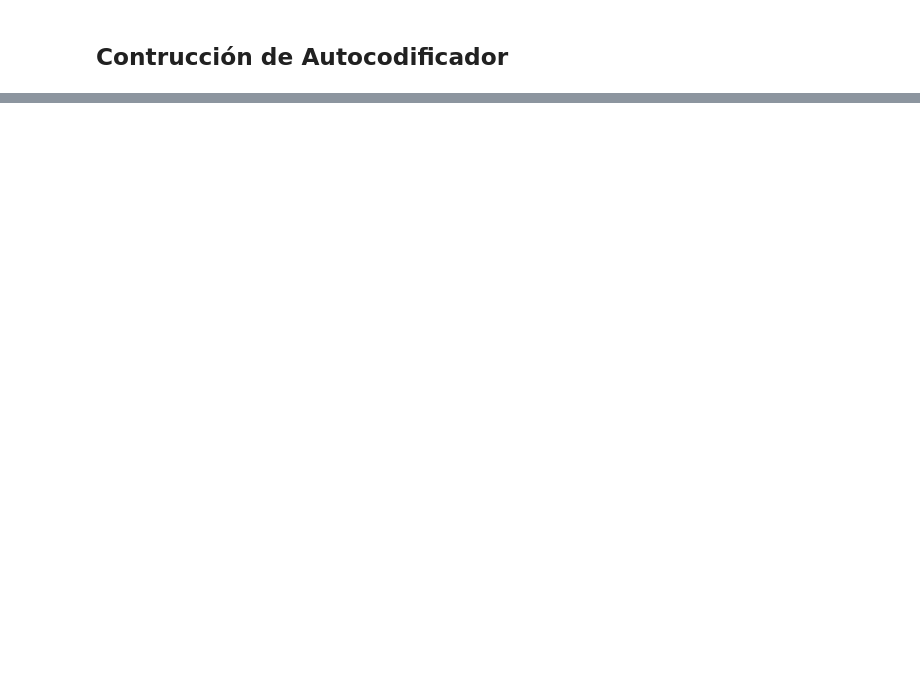
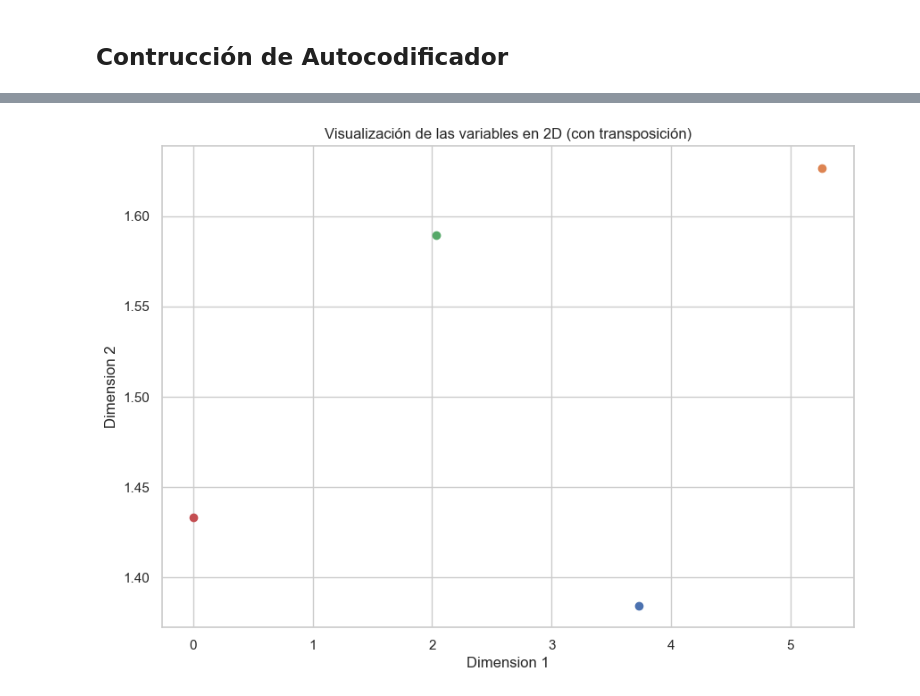
Before and after one commit to dele20361/Lab5_DS, a Jupyter notebook: Lab5_DS.ipynb, the cells around one changed output, grey strips where cells are left out. Drawn from its saved outputs; the diff is of its cells as text; code cells hidden in the pictures; blank space fills up the shorter version.

```diff
--- a/Lab5_DS.ipynb
+++ b/Lab5_DS.ipynb
@@ -144,0 +144,7 @@ data['Product'] = label_encoder.fit_transform(data['Product'])
+# %%
+# Transponer
+data_transposed = data.iloc[:, 1:].T
+
+# Normalización
+scaler = MinMaxScaler()
+data_scaled = scaler.fit_transform(data_transposed)
@@ -207,0 +193,10 @@ print("Pérdida de Reconstrucción:", loss)
+# %%
+model = Sequential()
+model.add(Dense(10, activation='relu', input_shape=(data_scaled.shape[1],)))
+model.add(Dense(2, activation='relu'))
+model.add(Dense(10, activation='relu'))
+model.add(Dense(data_scaled.shape[1], activation='sigmoid'))
+# %%
+# Modelo
+model.compile(optimizer='adam', loss='mse')
+model.fit(data_scaled, data_scaled, epochs=100, batch_size=32)
@@ -207,0 +229,3 @@ print("Pérdida de Reconstrucción:", loss)
+# %%
+encoder = Model(inputs=model.input, outputs=model.layers[1].output)
+data_2d = encoder.predict(data_scaled)
@@ -207,0 +234,12 @@ print("Pérdida de Reconstrucción:", loss)
+# %%
+plt.figure(figsize=(10, 7))
+
+for i in range(len(data_2d)):
+    plt.scatter(data_2d[i, 0], data_2d[i, 1])
+
+plt.xlabel('Dimension 1')
+plt.ylabel('Dimension 2')
+plt.title('Visualización de las variables en 2D (con transposición)')
+plt.show()
+# %% [output]
+[figure, added]
```
Also changed, not shown: parts of 12 cells of this notebook, 3 other files.
